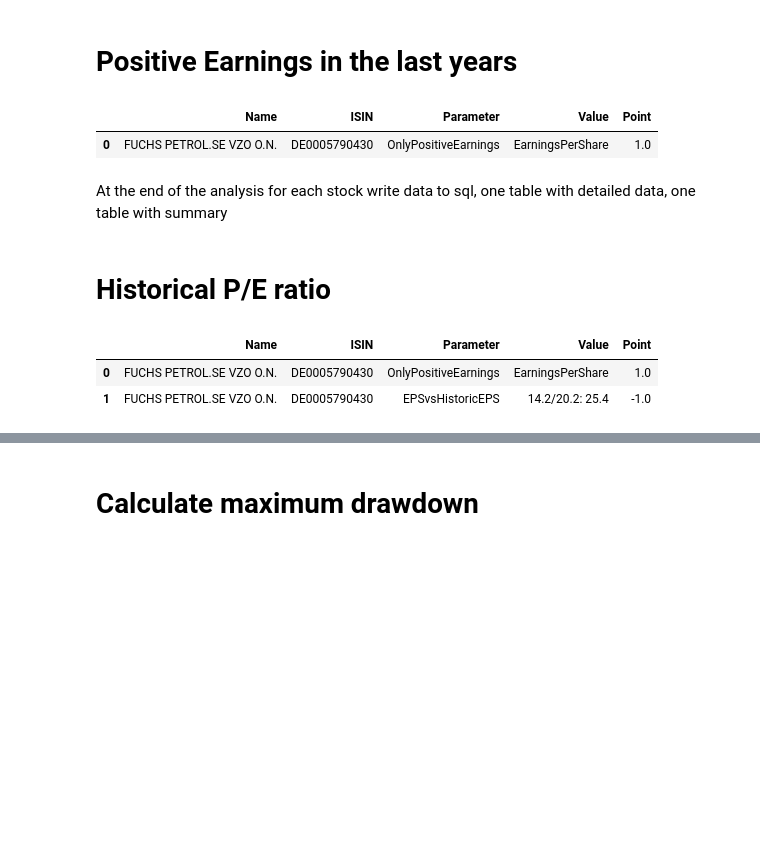
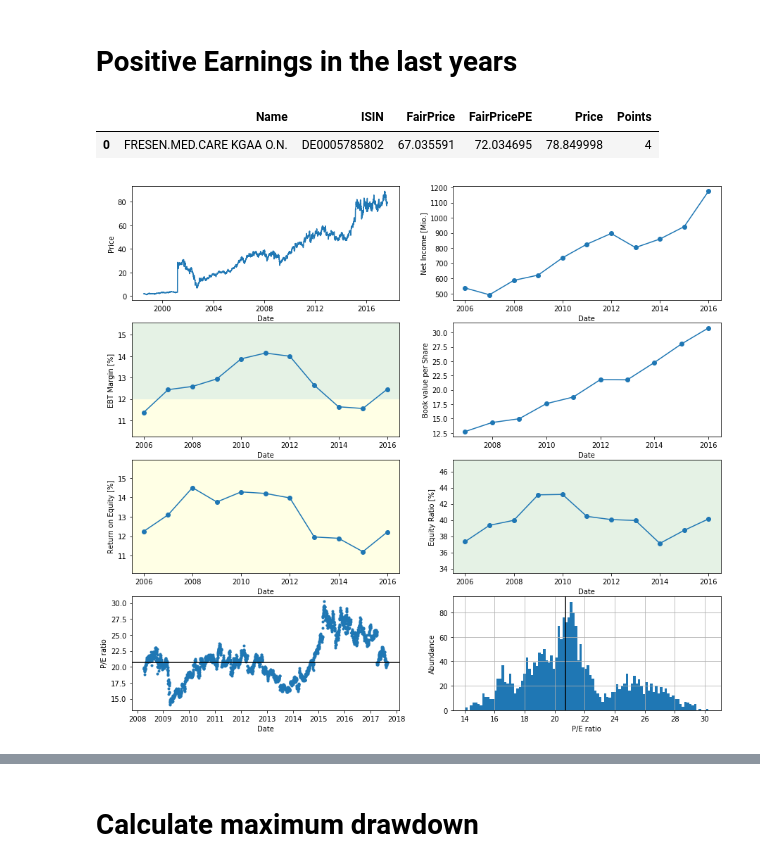
Before and after one commit to phermes/quant, a Jupyter notebook: scratch_algorithm.ipynb, the cells around one changed output, grey strips where cells are left out. Drawn from its saved outputs; the diff is of its cells as text; code cells hidden in the pictures; blank space fills up the shorter version.

Commit message:
algo ready and load_quote ready

```diff
--- a/scratch_algorithm.ipynb
+++ b/scratch_algorithm.ipynb
@@ -199,3 +356,19 @@ class algo:
+# %%
+class logging:
+    '''Error handling for the algoritm'''
+    def _get_timestamp(self):
+        ts = tt.time()
+        return dt.datetime.fromtimestamp(ts).strftime('%Y-%m-%d %H:%M:%S')
+    def _error_message(self,message):
+        ts = self._get_timestamp()
+        text_file = open("output/algo.err", "a")
+        text_file.write("{0}  {1}  {2:10s}\t{3}\n".format(ts, self.isin, self.name[0:10], message))
+        text_file.close()
+    def _log_message(self,message):
+        ts = self._get_timestamp()
+        text_file = open("output/algo.log", "a")
+        text_file.write("{0}  {1}  {2:10s}\t{3}\n".format(ts, self.isin, self.name[0:10], message))
+        text_file.close()
 # %%
 class time:
     '''Make the analysis for today a special case of backtesting'''
@@ -215,5 +463,5 @@ class time:
 # %%
-class stocks(quotes,fundamentals,algo,time):
+class stocks(quotes,fundamentals,algo,time,logging,plotting):
     def __init__(self,stocklist,index=0,ISIN=None,verbose=False):
 
         self._initialize_algo()
@@ -232,16 +480,21 @@ class stocks(quotes,fundamentals,algo,time):
         self.index = df.index[0]
         self.name, self.isin, self.ticker = np.array(df)[0]
         self._update_tables()
+        self._initialize_algo()
+
 
     def switch_index(self,index):
         self.index = index
         df         = self.list[self.list.index==index]
         self.name, self.isin, self.ticker = np.array(df)[0]
+        self._initialize_algo()
 
     def switch_next(self):
         try:
             self.switch_index(self.index+1)
             self._update_tables()
+            self._initialize_algo()
+
         except IndexError:
             pass
 
@@ -261,0 +512,11 @@ s.switch_isin('DE0005790430')
+# %%
+s = stocks(xetra,verbose=False)
+# s.switch_isin('DE0005790430')
+
+for _ in range(1):
+#     print(s.name)
+    try:
+        s.get_summary(save=True)
+    except:
+        pass
+    s.switch_next()
@@ -262,11 +527,9 @@ s.switch_isin('DE0005790430')
 # %%
-s.positive_earnings()
+s.summary
+# %% [output]
+|  | Name | ISIN | FairPrice | FairPricePE | Price | Points |
+| 0 | FRESEN.MED.CARE KGAA O.N. | DE0005785802 | 67.035591 | 72.034695 | 78.849998 | 4 |
 # %%
-s.quant_result
+s.plot_summary()
 # %% [output]
-|  | Name | ISIN | Parameter | Value | Point |
-| 0 | FUCHS PETROL.SE VZO O.N. | DE0005790430 | OnlyPositiveEarnings | EarningsPerShare | 1.0 |
+[figure, added]
-# %% [markdown]
-At the end of the analysis for each stock write data to sql, one table with detailed data, one table with summary
-# %% [markdown]
-# Historical P/E ratio
@@ -275,6 +535,0 @@ s.per_vs_historic_per()
-# %%
-s.quant_result
-# %% [output]
-|  | Name | ISIN | Parameter | Value | Point |
-| 0 | FUCHS PETROL.SE VZO O.N. | DE0005790430 | OnlyPositiveEarnings | EarningsPerShare | 1.0 |
-| 1 | FUCHS PETROL.SE VZO O.N. | DE0005790430 | EPSvsHistoricEPS | 14.2/20.2: 25.4 | -1.0 |
```
Also changed, not shown: parts of 28 cells of this notebook, 1 other file.
